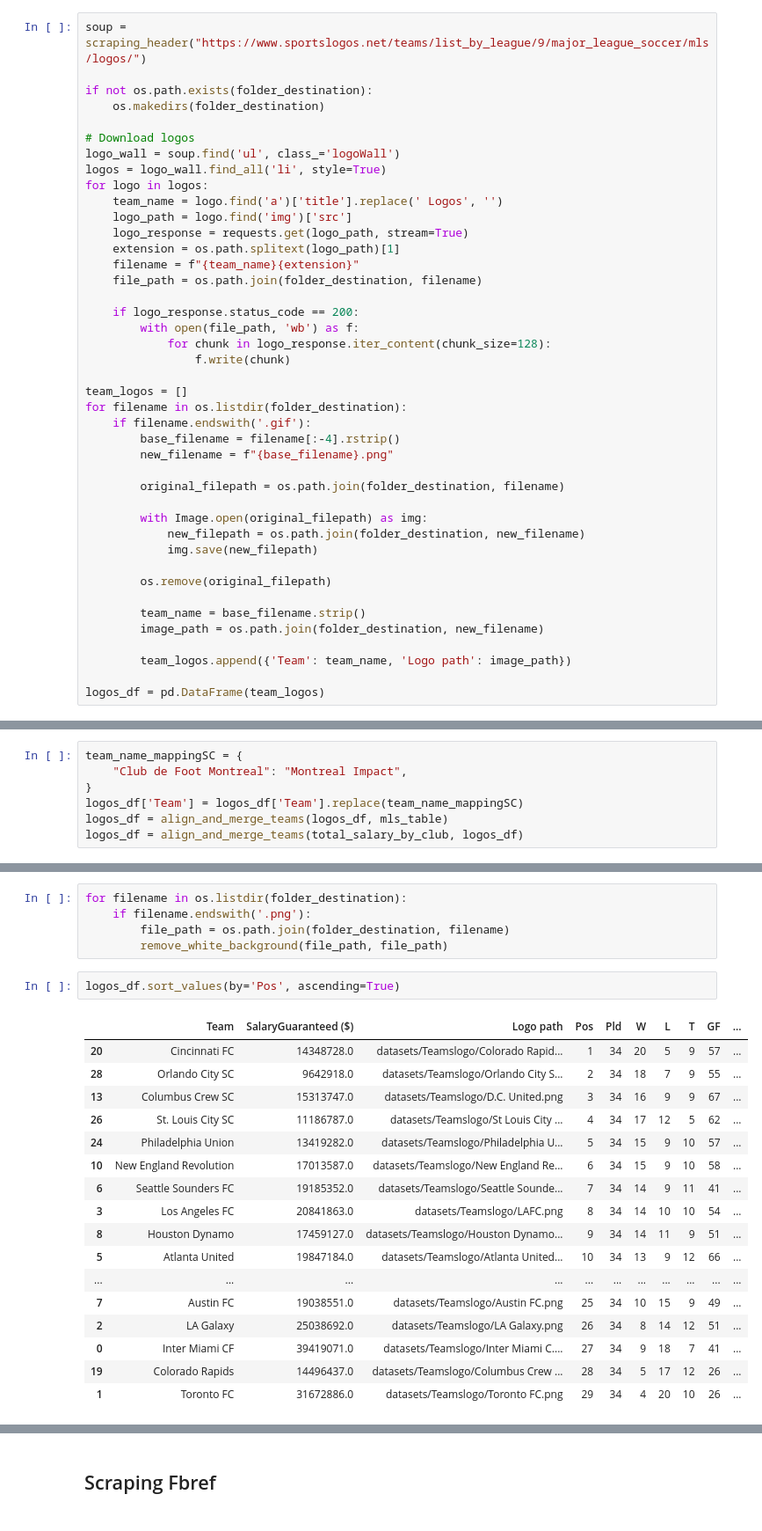
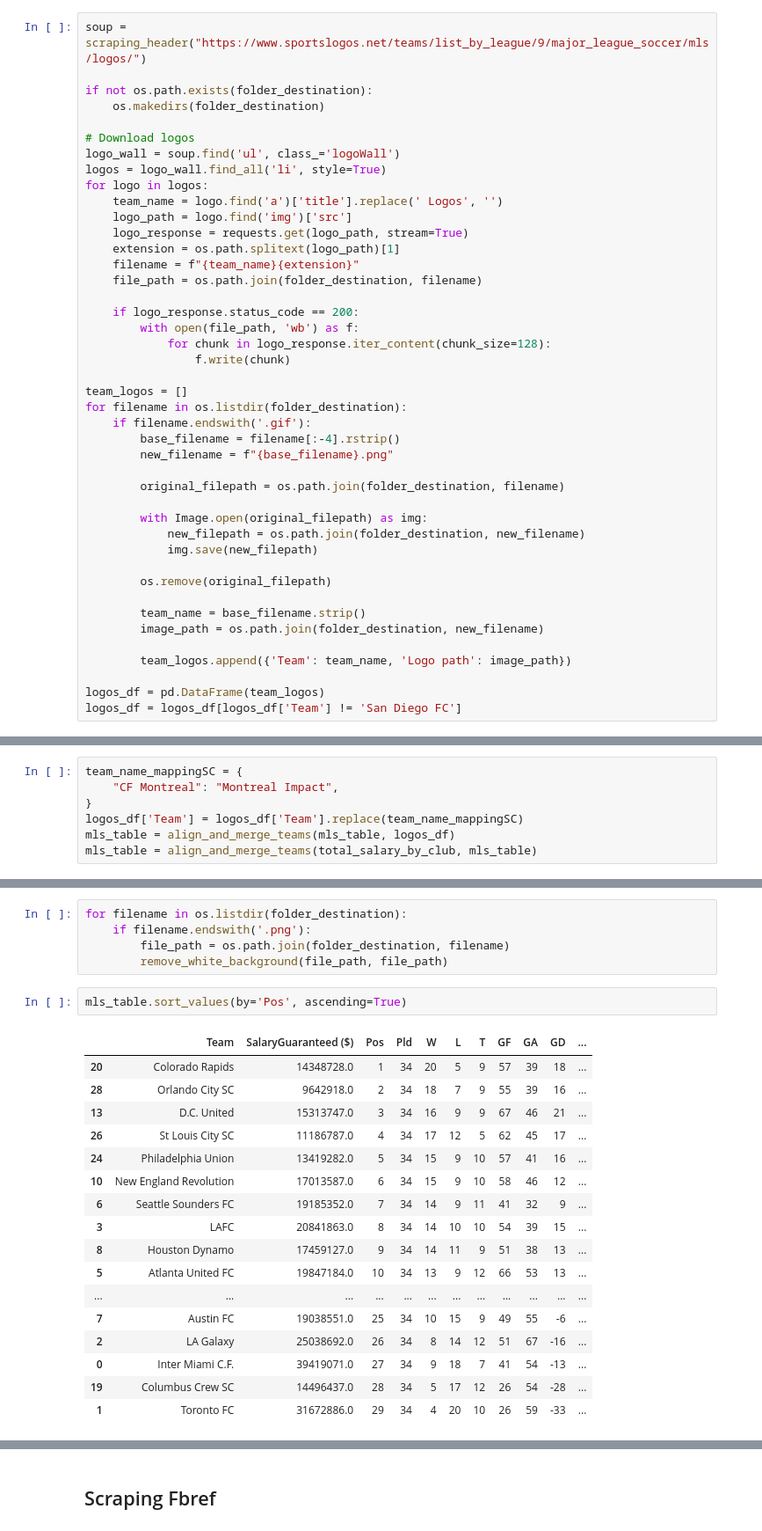
Before and after one commit to akyuzdilhan/FootballDataLab, a Jupyter notebook: DataPreparation.ipynb, the cells around one changed output, grey strips where cells are left out. Shown: that part at 88% size. Cells and saved outputs as stored; diff of their text form.

```diff
--- a/DataPreparation.ipynb
+++ b/DataPreparation.ipynb
@@ -185,3 +254,4 @@ for filename in os.listdir(folder_destination):
         team_logos.append({'Team': team_name, 'Logo path': image_path})
 
 logos_df = pd.DataFrame(team_logos)
+logos_df = logos_df[logos_df['Team'] != 'San Diego FC']
@@ -198,10 +258,10 @@ compare_teams(mls_table, logos_df, df1_name='MLS Table', df2_name='Logo Table')
 # %%
 team_name_mappingSC = {
-    "Club de Foot Montreal": "Montreal Impact",
+    "CF Montreal": "Montreal Impact",
 }
 logos_df['Team'] = logos_df['Team'].replace(team_name_mappingSC)
-logos_df = align_and_merge_teams(logos_df, mls_table)
-logos_df = align_and_merge_teams(total_salary_by_club, logos_df)
+mls_table = align_and_merge_teams(mls_table, logos_df)
+mls_table = align_and_merge_teams(total_salary_by_club, mls_table)
 # %% [output]
 All Team are present and correctly named.
 All Team are present and correctly named.
@@ -253,23 +294,23 @@ for filename in os.listdir(folder_destination):
         file_path = os.path.join(folder_destination, filename)
         remove_white_background(file_path, file_path)
 # %%
-logos_df.sort_values(by='Pos', ascending=True)
+mls_table.sort_values(by='Pos', ascending=True)
 # %% [output]
-|  | Team | SalaryGuaranteed ($) | Logo path | Pos | Pld | W | L | T | GF | ... |
-| 20 | Cincinnati FC | 14348728.0 | datasets/Teamslogo/Colorado Rapid... | 1 | 34 | 20 | 5 | 9 | 57 | ... |
-| 28 | Orlando City SC | 9642918.0 | datasets/Teamslogo/Orlando City S... | 2 | 34 | 18 | 7 | 9 | 55 | ... |
-| 13 | Columbus Crew SC | 15313747.0 | datasets/Teamslogo/D.C. United.png | 3 | 34 | 16 | 9 | 9 | 67 | ... |
-| 26 | St. Louis City SC | 11186787.0 | datasets/Teamslogo/St Louis City ... | 4 | 34 | 17 | 12 | 5 | 62 | ... |
-| 24 | Philadelphia Union | 13419282.0 | datasets/Teamslogo/Philadelphia U... | 5 | 34 | 15 | 9 | 10 | 57 | ... |
-| 10 | New England Revolution | 17013587.0 | datasets/Teamslogo/New England Re... | 6 | 34 | 15 | 9 | 10 | 58 | ... |
-| 6 | Seattle Sounders FC | 19185352.0 | datasets/Teamslogo/Seattle Sounde... | 7 | 34 | 14 | 9 | 11 | 41 | ... |
-| 3 | Los Angeles FC | 20841863.0 | datasets/Teamslogo/LAFC.png | 8 | 34 | 14 | 10 | 10 | 54 | ... |
-| 8 | Houston Dynamo | 17459127.0 | datasets/Teamslogo/Houston Dynamo... | 9 | 34 | 14 | 11 | 9 | 51 | ... |
-| 5 | Atlanta United | 19847184.0 | datasets/Teamslogo/Atlanta United... | 10 | 34 | 13 | 9 | 12 | 66 | ... |
-| ... | ... | ... | ... | ... | ... | ... | ... | ... | ... | ... |
-| 7 | Austin FC | 19038551.0 | datasets/Teamslogo/Austin FC.png | 25 | 34 | 10 | 15 | 9 | 49 | ... |
-| 2 | LA Galaxy | 25038692.0 | datasets/Teamslogo/LA Galaxy.png | 26 | 34 | 8 | 14 | 12 | 51 | ... |
-| 0 | Inter Miami CF | 39419071.0 | datasets/Teamslogo/Inter Miami C.... | 27 | 34 | 9 | 18 | 7 | 41 | ... |
-| 19 | Colorado Rapids | 14496437.0 | datasets/Teamslogo/Columbus Crew ... | 28 | 34 | 5 | 17 | 12 | 26 | ... |
-| 1 | Toronto FC | 31672886.0 | datasets/Teamslogo/Toronto FC.png | 29 | 34 | 4 | 20 | 10 | 26 | ... |
+|  | Team | SalaryGuaranteed ($) | Pos | Pld | W | L | T | GF | GA | GD | ... |
+| 20 | Colorado Rapids | 14348728.0 | 1 | 34 | 20 | 5 | 9 | 57 | 39 | 18 | ... |
+| 28 | Orlando City SC | 9642918.0 | 2 | 34 | 18 | 7 | 9 | 55 | 39 | 16 | ... |
+| 13 | D.C. United | 15313747.0 | 3 | 34 | 16 | 9 | 9 | 67 | 46 | 21 | ... |
+| 26 | St Louis City SC | 11186787.0 | 4 | 34 | 17 | 12 | 5 | 62 | 45 | 17 | ... |
+| 24 | Philadelphia Union | 13419282.0 | 5 | 34 | 15 | 9 | 10 | 57 | 41 | 16 | ... |
+| 10 | New England Revolution | 17013587.0 | 6 | 34 | 15 | 9 | 10 | 58 | 46 | 12 | ... |
+| 6 | Seattle Sounders FC | 19185352.0 | 7 | 34 | 14 | 9 | 11 | 41 | 32 | 9 | ... |
+| 3 | LAFC | 20841863.0 | 8 | 34 | 14 | 10 | 10 | 54 | 39 | 15 | ... |
+| 8 | Houston Dynamo | 17459127.0 | 9 | 34 | 14 | 11 | 9 | 51 | 38 | 13 | ... |
+| 5 | Atlanta United FC | 19847184.0 | 10 | 34 | 13 | 9 | 12 | 66 | 53 | 13 | ... |
+| ... | ... | ... | ... | ... | ... | ... | ... | ... | ... | ... | ... |
+| 7 | Austin FC | 19038551.0 | 25 | 34 | 10 | 15 | 9 | 49 | 55 | -6 | ... |
+| 2 | LA Galaxy | 25038692.0 | 26 | 34 | 8 | 14 | 12 | 51 | 67 | -16 | ... |
+| 0 | Inter Miami C.F. | 39419071.0 | 27 | 34 | 9 | 18 | 7 | 41 | 54 | -13 | ... |
+| 19 | Columbus Crew SC | 14496437.0 | 28 | 34 | 5 | 17 | 12 | 26 | 54 | -28 | ... |
+| 1 | Toronto FC | 31672886.0 | 29 | 34 | 4 | 20 | 10 | 26 | 59 | -33 | ... |
 # %%
```
Also changed, not shown: parts of 15 cells of this notebook, 44 other files.
